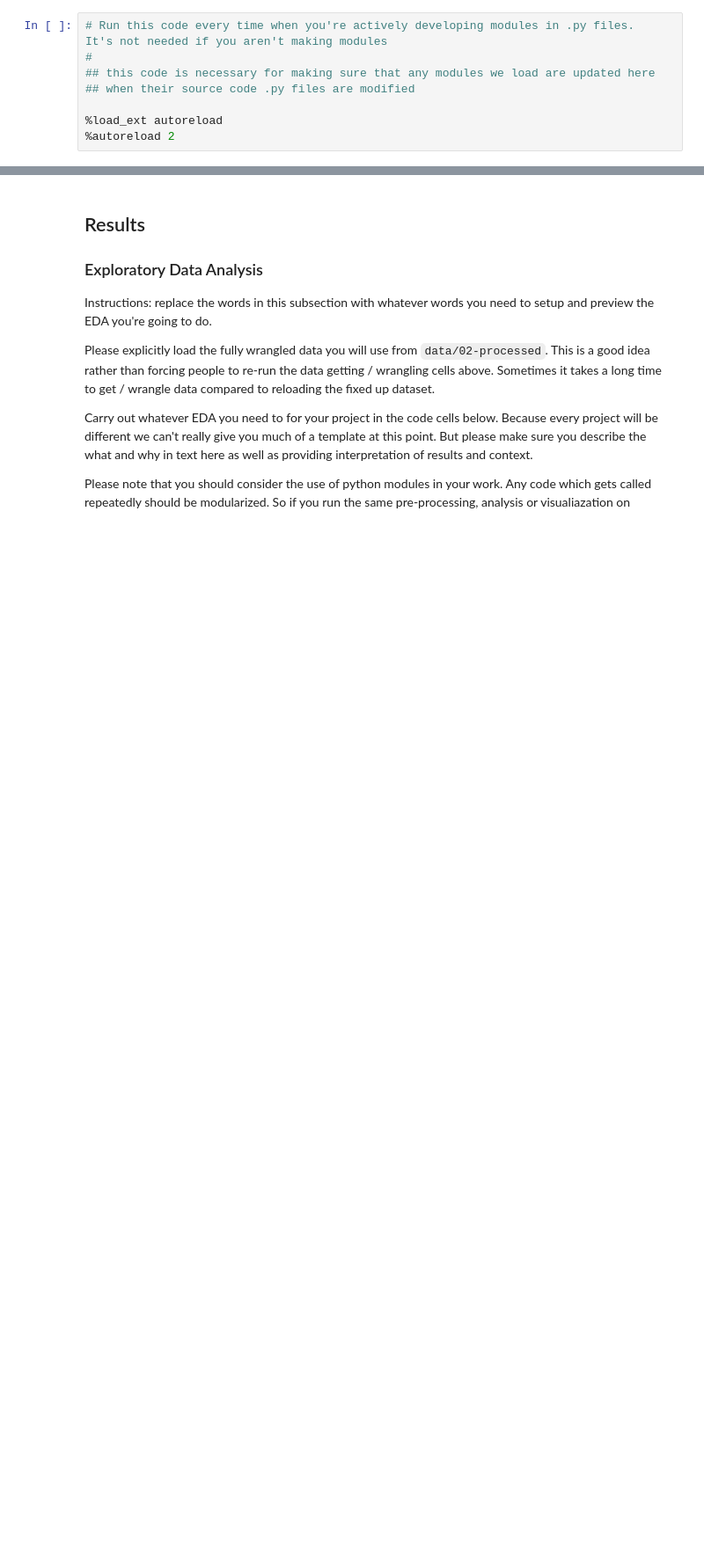
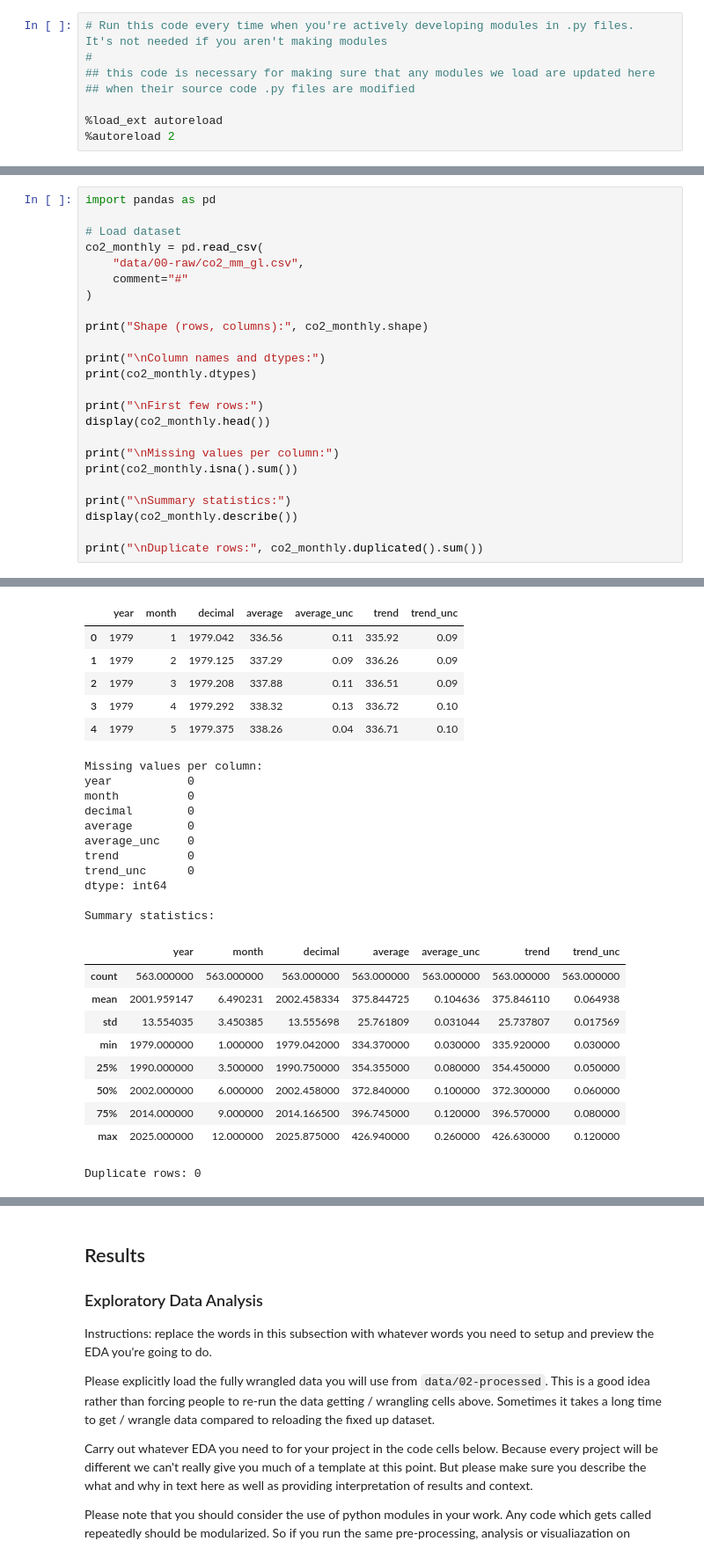
Before and after one commit to COGS108/Group013_WI26, a Jupyter notebook: 02-EDACheckpoint.ipynb, the cells around one changed output, grey strips where cells are left out. Shown at 88% size. Saved outputs shown, nothing was run; the diff lists cells and outputs as text; blank space fills up the shorter version.

```diff
--- a/02-EDACheckpoint.ipynb
+++ b/02-EDACheckpoint.ipynb
@@ -81,0 +344,25 @@ Instructions: REPLACE the contents of this cell and the one below with your work
+# %%
+import pandas as pd
+
+# Load dataset
+co2_monthly = pd.read_csv(
+    "data/00-raw/co2_mm_gl.csv",
+    comment="#"
+)
+
+print("Shape (rows, columns):", co2_monthly.shape)
+
+print("\nColumn names and dtypes:")
+print(co2_monthly.dtypes)
+
+print("\nFirst few rows:")
+display(co2_monthly.head())
+
+print("\nMissing values per column:")
+print(co2_monthly.isna().sum())
+
+print("\nSummary statistics:")
+display(co2_monthly.describe())
+
+print("\nDuplicate rows:", co2_monthly.duplicated().sum())
+# %% [output]
@@ -81,0 +382,27 @@ Instructions: REPLACE the contents of this cell and the one below with your work
+|  | year | month | decimal | average | average_unc | trend | trend_unc |
+| 0 | 1979 | 1 | 1979.042 | 336.56 | 0.11 | 335.92 | 0.09 |
+| 1 | 1979 | 2 | 1979.125 | 337.29 | 0.09 | 336.26 | 0.09 |
+| 2 | 1979 | 3 | 1979.208 | 337.88 | 0.11 | 336.51 | 0.09 |
+| 3 | 1979 | 4 | 1979.292 | 338.32 | 0.13 | 336.72 | 0.10 |
+| 4 | 1979 | 5 | 1979.375 | 338.26 | 0.04 | 336.71 | 0.10 |
+Missing values per column:
+year           0
+month          0
+decimal        0
+average        0
+average_unc    0
+trend          0
+trend_unc      0
+dtype: int64
+
+Summary statistics:
+|  | year | month | decimal | average | average_unc | trend | trend_unc |
+| count | 563.000000 | 563.000000 | 563.000000 | 563.000000 | 563.000000 | 563.000000 | 563.000000 |
+| mean | 2001.959147 | 6.490231 | 2002.458334 | 375.844725 | 0.104636 | 375.846110 | 0.064938 |
+| std | 13.554035 | 3.450385 | 13.555698 | 25.761809 | 0.031044 | 25.737807 | 0.017569 |
+| min | 1979.000000 | 1.000000 | 1979.042000 | 334.370000 | 0.030000 | 335.920000 | 0.030000 |
+| 25% | 1990.000000 | 3.500000 | 1990.750000 | 354.355000 | 0.080000 | 354.450000 | 0.050000 |
+| 50% | 2002.000000 | 6.000000 | 2002.458000 | 372.840000 | 0.100000 | 372.300000 | 0.060000 |
+| 75% | 2014.000000 | 9.000000 | 2014.166500 | 396.745000 | 0.120000 | 396.570000 | 0.080000 |
+| max | 2025.000000 | 12.000000 | 2025.875000 | 426.940000 | 0.260000 | 426.630000 | 0.120000 |
+Duplicate rows: 0
```
Also changed, not shown: parts of 49 cells of this notebook.
